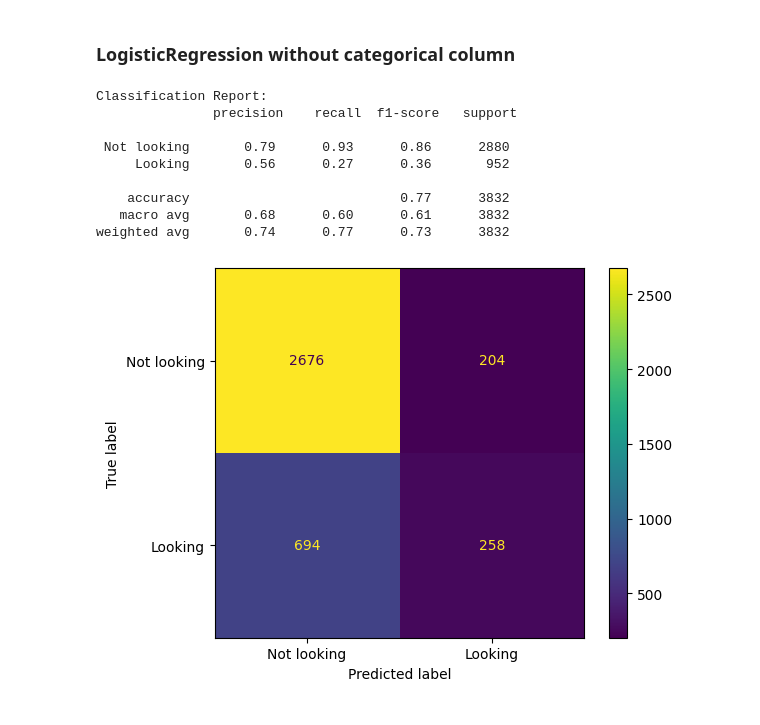
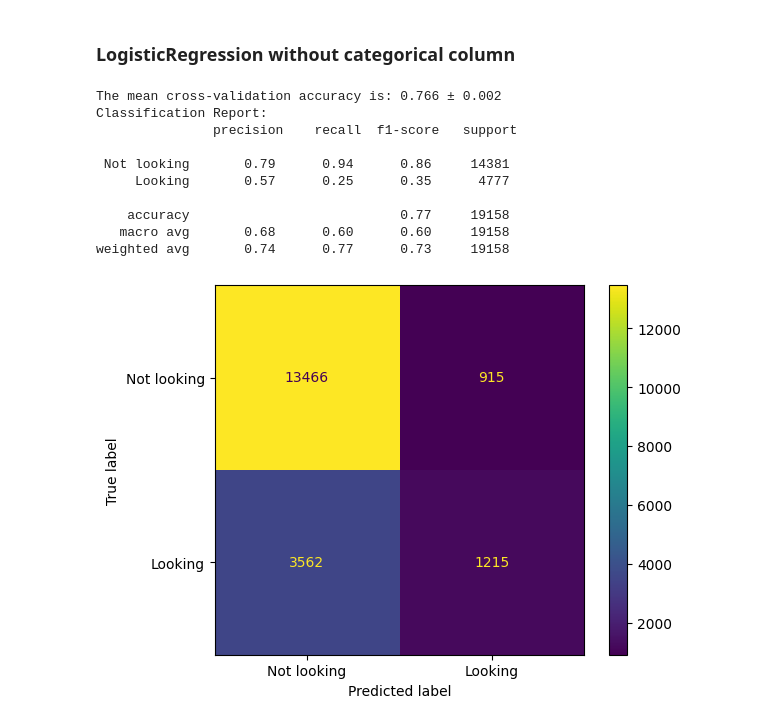
Before and after one commit to simone-viozzi/interviews-data-science-assignment, a Jupyter notebook: classify_employees.ipynb, the cells around one changed output. Drawn from its saved outputs; the diff is of its cells as text; code cells hidden in the pictures.

Commit message:
use k-fold cross validation to evaluate the model
instead of a single train/test split

```diff
--- a/classify_employees.ipynb
+++ b/classify_employees.ipynb
@@ -49,33 +58,36 @@ weighted avg       0.77      0.78      0.77      3832
 # %%
 from sklearn.linear_model import LogisticRegression
 from sklearn.preprocessing import StandardScaler
 
 X, y = get_X_y(dataset)
 
 categorical_cols = ["city", "gender", "enrolled_university", "major_discipline", "company_type"]
 X.drop(categorical_cols, axis=1, inplace=True)
 
 scaler = StandardScaler()
 X = scaler.fit_transform(X)
 
-# split the data into train and test sets (80/20)
-X_train, X_test, y_train, y_test = train_test_split(X, y, test_size=0.2, random_state=42)
+model = LogisticRegression()
+cv_result = cross_validate(model, X, y, cv=5)
 
-model = LogisticRegression()
-model.fit(X_train, y_train)
+scores = cv_result["test_score"]
+print("The mean cross-validation accuracy is: " f"{scores.mean():.3f} ± {scores.std():.3f}")
+
+y_pred = cross_val_predict(model, X, y, cv=5)
 
 classification_eval(
-    y_test=y_test,
-    y_pred=model.predict(X_test),
+    y_test=y,
+    y_pred=y_pred,
 )
 # %% [output]
+The mean cross-validation accuracy is: 0.766 ± 0.002
 Classification Report:
                precision    recall  f1-score   support
 
- Not looking       0.79      0.93      0.86      2880
-     Looking       0.56      0.27      0.36       952
+ Not looking       0.79      0.94      0.86     14381
+     Looking       0.57      0.25      0.35      4777
 
-    accuracy                           0.77      3832
-   macro avg       0.68      0.60      0.61      3832
-weighted avg       0.74      0.77      0.73      3832
+    accuracy                           0.77     19158
+   macro avg       0.68      0.60      0.60     19158
+weighted avg       0.74      0.77      0.73     19158
-[figure, old version]
+[figure, new version]
```
Also changed, not shown: parts of 2 cells of this notebook.
